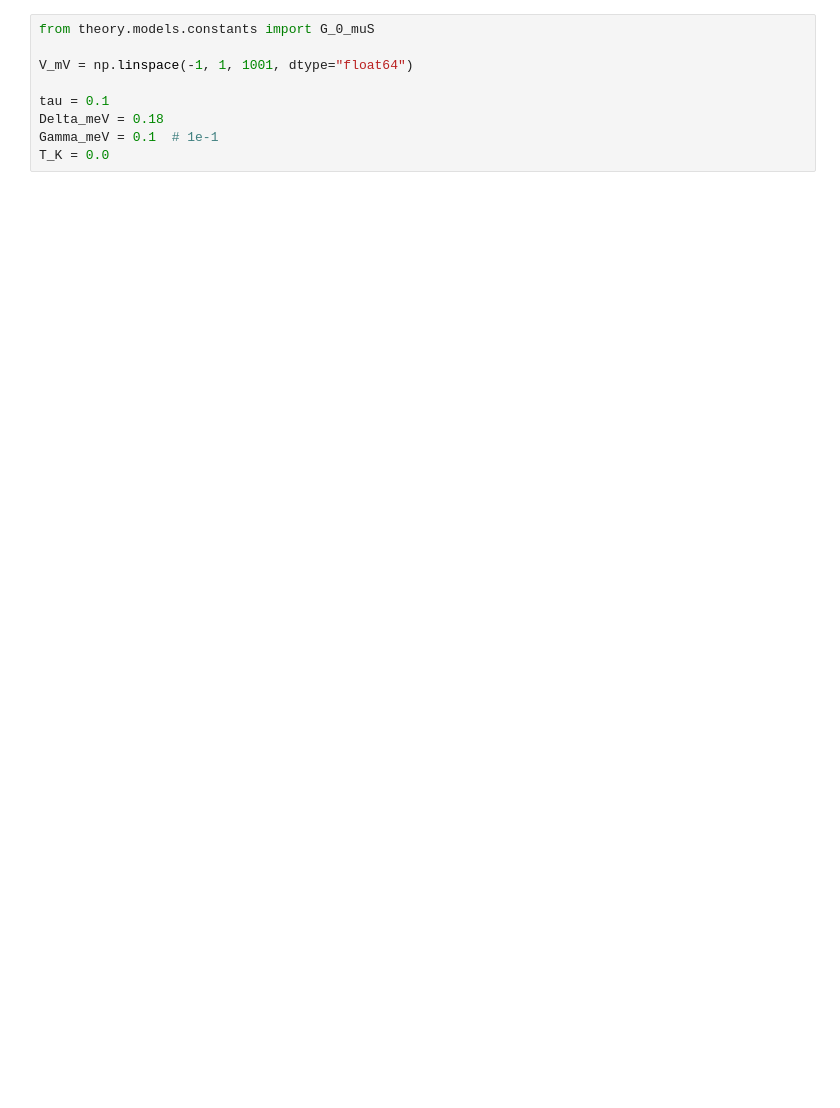
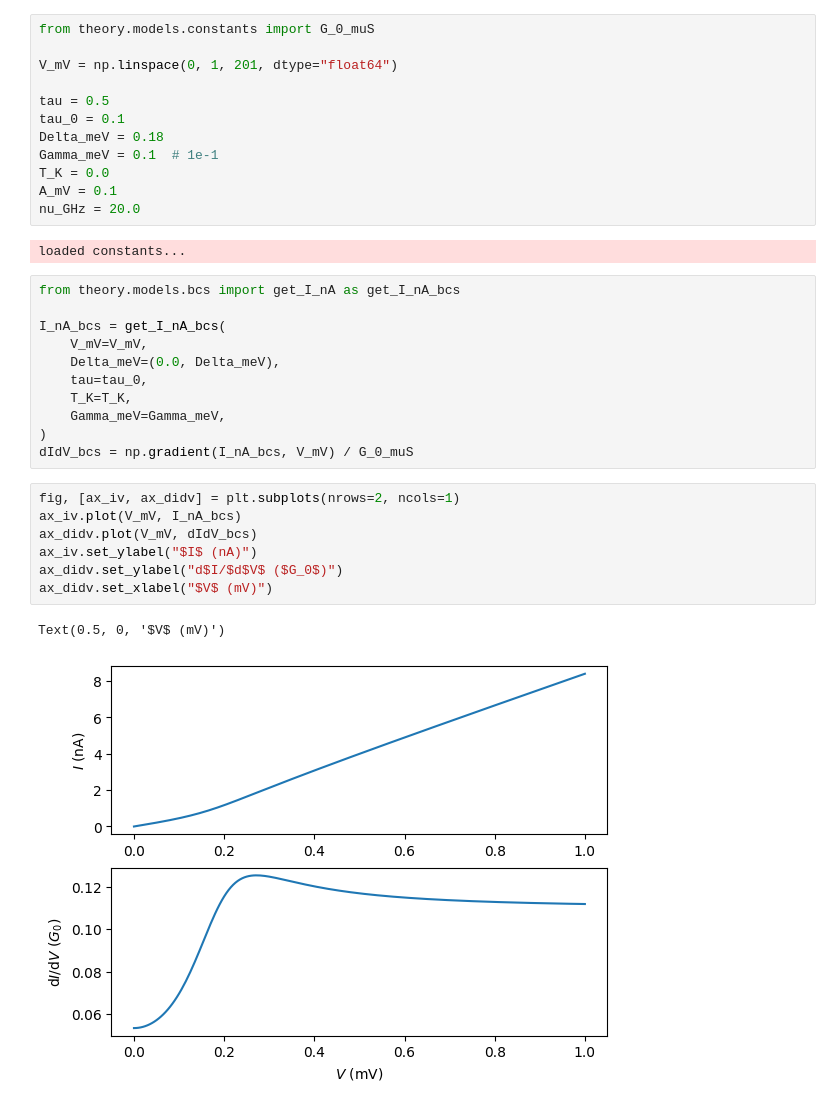
Before and after one commit to schmampf/p5control-bluefors-evaluation, a Jupyter notebook: theory/models/test models.ipynb, the cells around one changed output. Cells and saved outputs as stored; diff of their text form; blank space fills up the shorter version.

Commit message:
test script for all models. now including ns case. distinguishes automatically between tau and tau_0 equivalent to G_N

```diff
--- a/theory/models/test models.ipynb
+++ b/theory/models/test models.ipynb
@@ -16,9 +15,35 @@ sys.path.append("/home/oliver/Documents/p5control-bluefors-evaluation")
 # %%
 from theory.models.constants import G_0_muS
 
-V_mV = np.linspace(-1, 1, 1001, dtype="float64")
+V_mV = np.linspace(0, 1, 201, dtype="float64")
 
-tau = 0.1
+tau = 0.5
+tau_0 = 0.1
 Delta_meV = 0.18
 Gamma_meV = 0.1  # 1e-1
 T_K = 0.0
+A_mV = 0.1
+nu_GHz = 20.0
+# %% [output]
+loaded constants...
+# %%
+from theory.models.bcs import get_I_nA as get_I_nA_bcs
+
+I_nA_bcs = get_I_nA_bcs(
+    V_mV=V_mV,
+    Delta_meV=(0.0, Delta_meV),
+    tau=tau_0,
+    T_K=T_K,
+    Gamma_meV=Gamma_meV,
+)
+dIdV_bcs = np.gradient(I_nA_bcs, V_mV) / G_0_muS
+# %%
+fig, [ax_iv, ax_didv] = plt.subplots(nrows=2, ncols=1)
+ax_iv.plot(V_mV, I_nA_bcs)
+ax_didv.plot(V_mV, dIdV_bcs)
+ax_iv.set_ylabel("$I$ (nA)")
+ax_didv.set_ylabel("d$I/$d$V$ ($G_0$)")
+ax_didv.set_xlabel("$V$ (mV)")
+# %% [output]
+Text(0.5, 0, '$V$ (mV)')
+[figure, added]
```
Also changed, not shown: parts of 16 cells of this notebook, 1 other file.
